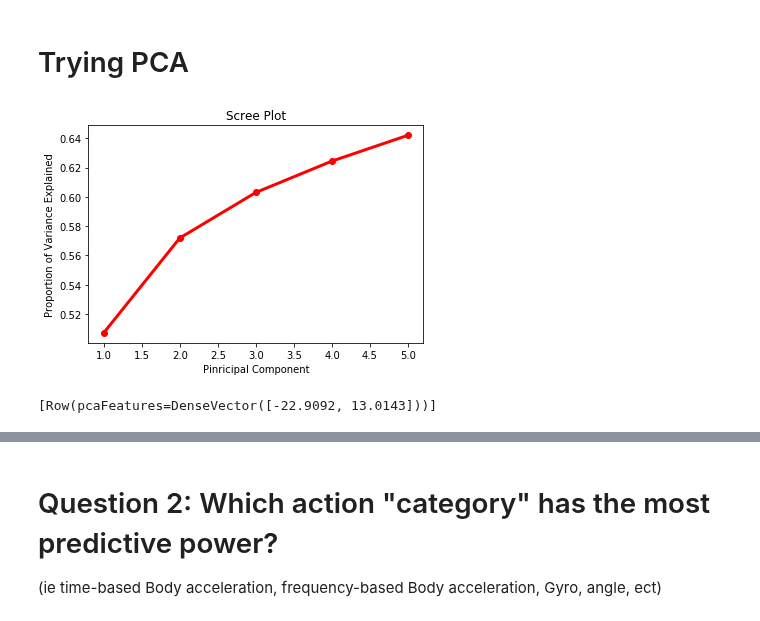
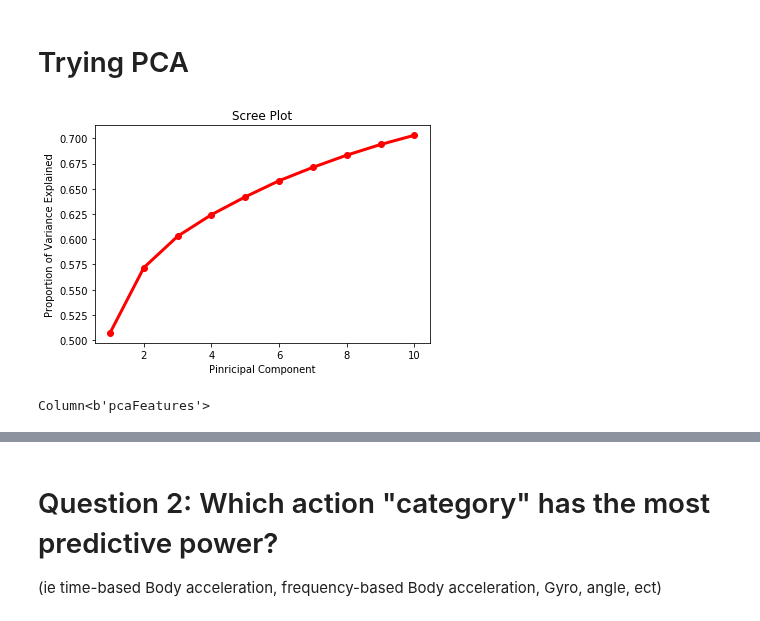
Before and after one commit to nathanhwangbo/PSTAT135_Final, a Jupyter notebook: preprocessing.ipynb, the cells around one changed output, grey strips where cells are left out. Cells and saved outputs as stored; diff of their text form; code cells hidden in the pictures.

Commit message:
working on pca plot

```diff
--- a/preprocessing.ipynb
+++ b/preprocessing.ipynb
@@ -218,7 +218,7 @@ scaler = StandardScaler(
     withStd=True,
     withMean=False)
 
-scalerModel_train_x = scaler_train_x.fit(train_x_vectorized)
+scalerModel_train_x = scaler.fit(train_x_vectorized)
 
 #change train_x_vectorized to also be scaled
 train_x_vectorized = scalerModel_train_x.transform(train_x_vectorized).drop('features')\
@@ -238,14 +238,14 @@ train_x_10 = pca_train_x_10.transform(train_x_vectorized).select("pcaFeatures")
 # %%
 # Scree Plot
 
-number_of_pc = np.arange(1,6)
+number_of_pc = np.arange(1,11)
 plt.plot(number_of_pc, train_x_pve_10, 'ro-', linewidth = 3)
 plt.title('Scree Plot')
 plt.xlabel("Pinricipal Component")
 plt.ylabel("Proportion of Variance Explained")
 plt.show()
 # %% [output]
-[figure, old version]
+[figure, new version]
 # %%
 # PCA for plotting and cluster analysis
 pca_2 = PCA(k=2, inputCol="features", outputCol="pcaFeatures")
@@ -256,9 +256,10 @@ train_x_pve_2 = pca_train_x_2.explainedVariance.cumsum()
 
 #map data to the space mapped by the first 5 pc
 train_x_2 = pca_train_x_2.transform(train_x_vectorized).select("pcaFeatures")
-# %%
-train_x_2.take(1)
-# %% [output]
-[Row(pcaFeatures=DenseVector([-22.9092, 13.0143]))]
+# %%
+#train_x_2[0][1]
+train_x_2.collect()
+# %% [output]
+Column<b'pcaFeatures'>
 # %%
 #try to plot the first pc on x axis, second pc on y axix
```
Also changed, not shown: parts of 7 cells of this notebook.
